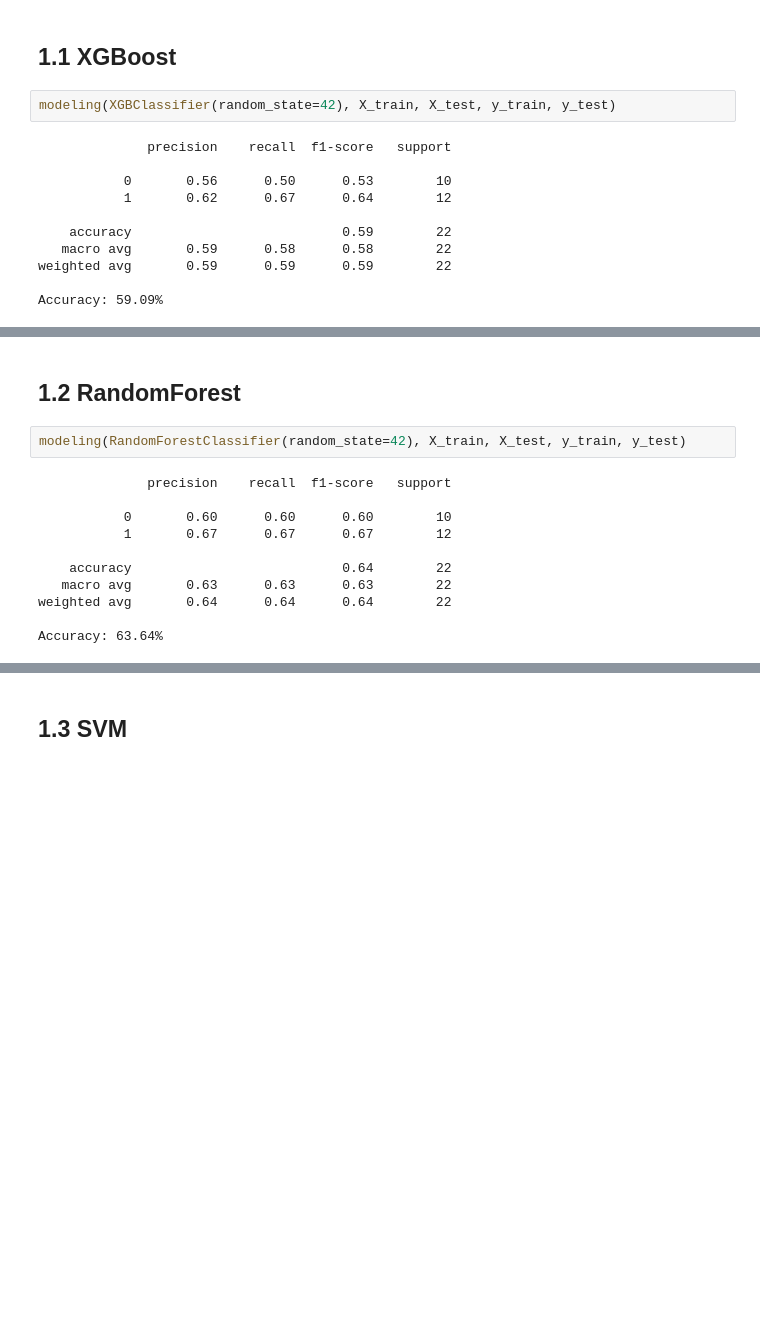
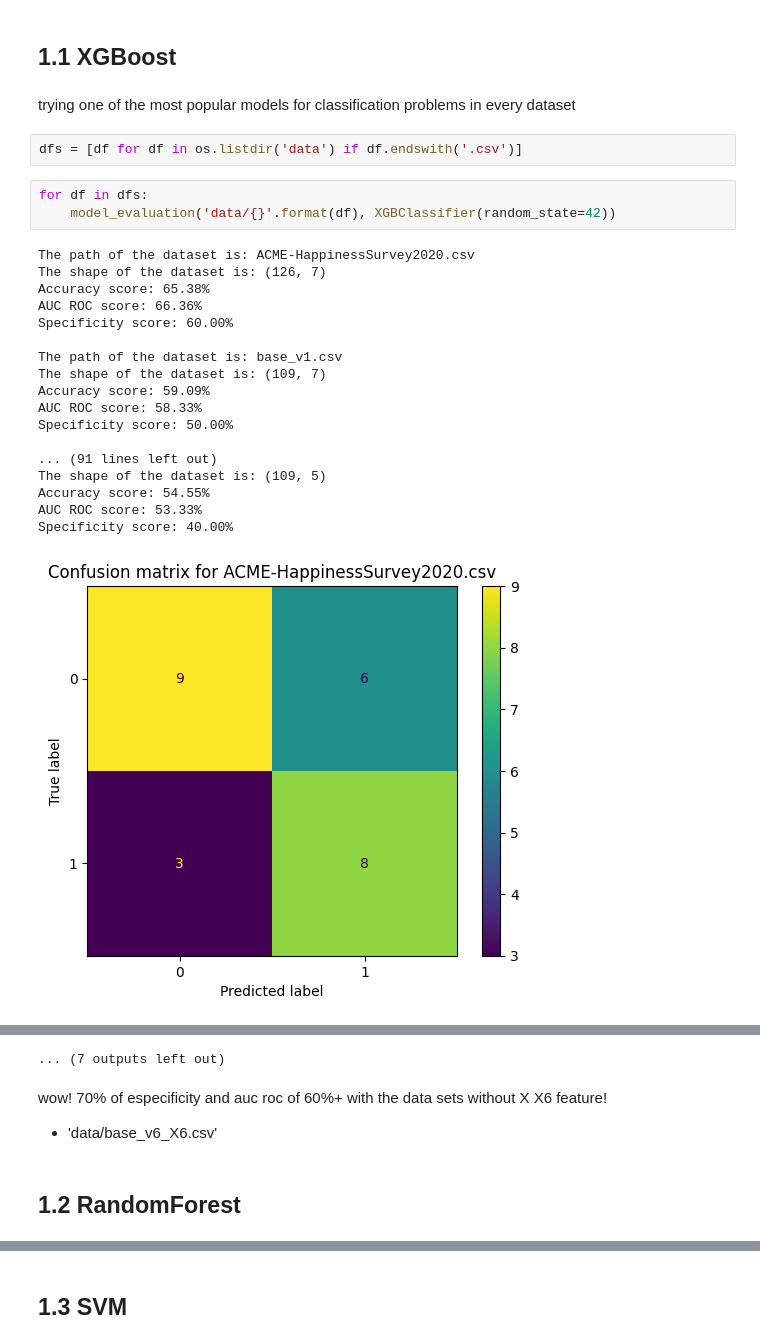
Before and after one commit to joaothomazlemos/4AVbJnW3rbsWDNP8, a Jupyter notebook: 03_model_development.ipynb, the cells around one changed output, grey strips where cells are left out. Saved outputs shown, nothing was run; the diff lists cells and outputs as text; blank space fills up the shorter version.

```diff
--- a/03_model_development.ipynb
+++ b/03_model_development.ipynb
@@ -68,15 +104,28 @@ Accuracy: 72.73%
 # %% [markdown]
 ## 1.1 XGBoost
-# %%
-modeling(XGBClassifier(random_state=42), X_train, X_test, y_train, y_test)
-# %% [output]
-              precision    recall  f1-score   support
-
-           0       0.56      0.50      0.53        10
-           1       0.62      0.67      0.64        12
-
-    accuracy                           0.59        22
-   macro avg       0.59      0.58      0.58        22
-weighted avg       0.59      0.59      0.59        22
-
-Accuracy: 59.09%
+# %% [markdown]
+trying one of the most popular models for classification problems in every dataset
+# %%
+dfs = [df for df in os.listdir('data') if df.endswith('.csv')]
+# %%
+for df in dfs:
+    model_evaluation('data/{}'.format(df), XGBClassifier(random_state=42))
+# %% [output]
+The path of the dataset is: ACME-HappinessSurvey2020.csv
+The shape of the dataset is: (126, 7)
+Accuracy score: 65.38%
+AUC ROC score: 66.36%
+Specificity score: 60.00%
+
+The path of the dataset is: base_v1.csv
+The shape of the dataset is: (109, 7)
+Accuracy score: 59.09%
+AUC ROC score: 58.33%
+Specificity score: 50.00%
+
+... (91 lines left out)
+The shape of the dataset is: (109, 5)
+Accuracy score: 54.55%
+AUC ROC score: 53.33%
+Specificity score: 40.00%
+[figure, added]
@@ -83,15 +142,6 @@ Accuracy: 59.09%
+... (7 outputs left out)
+# %% [markdown]
+wow! 70% of especificity and auc roc of 60%+ with the data sets without X X6 feature!
+* 'data/base_v6_X6.csv'
 # %% [markdown]
 ## 1.2 RandomForest
-# %%
-modeling(RandomForestClassifier(random_state=42), X_train, X_test, y_train, y_test)
-# %% [output]
-              precision    recall  f1-score   support
-
-           0       0.60      0.60      0.60        10
-           1       0.67      0.67      0.67        12
-
-    accuracy                           0.64        22
-   macro avg       0.63      0.63      0.63        22
-weighted avg       0.64      0.64      0.64        22
-
-Accuracy: 63.64%
```
Also changed, not shown: parts of 19 cells of this notebook.
